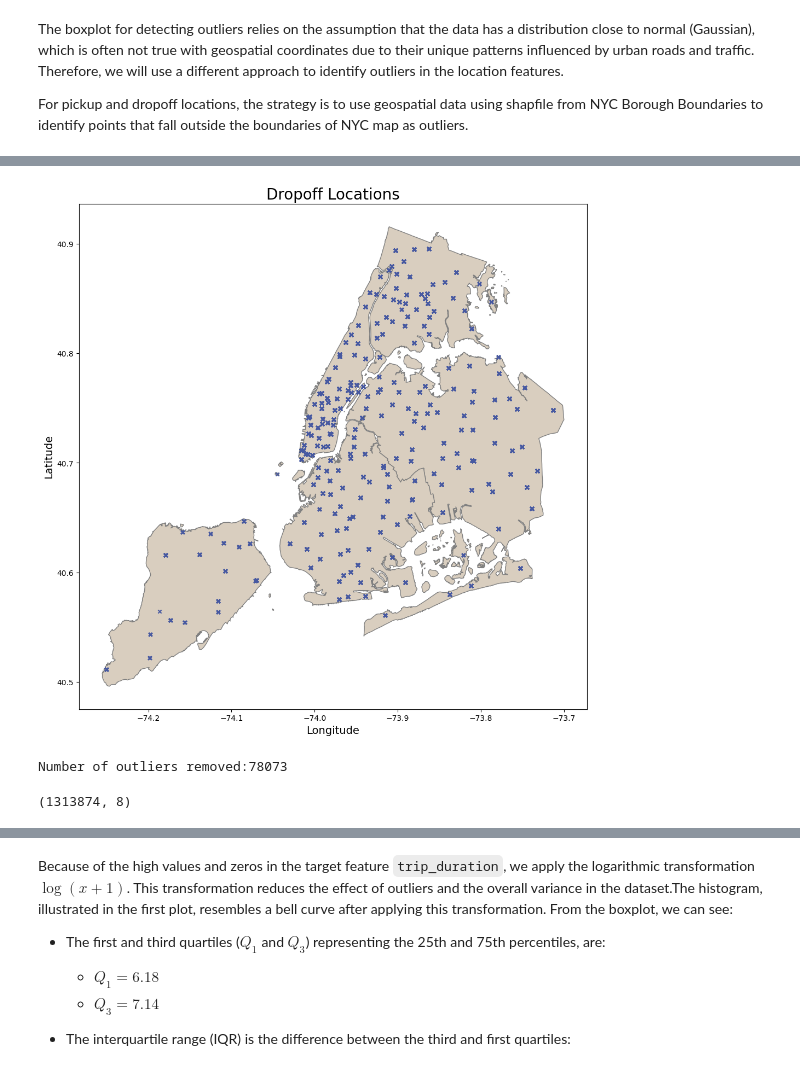
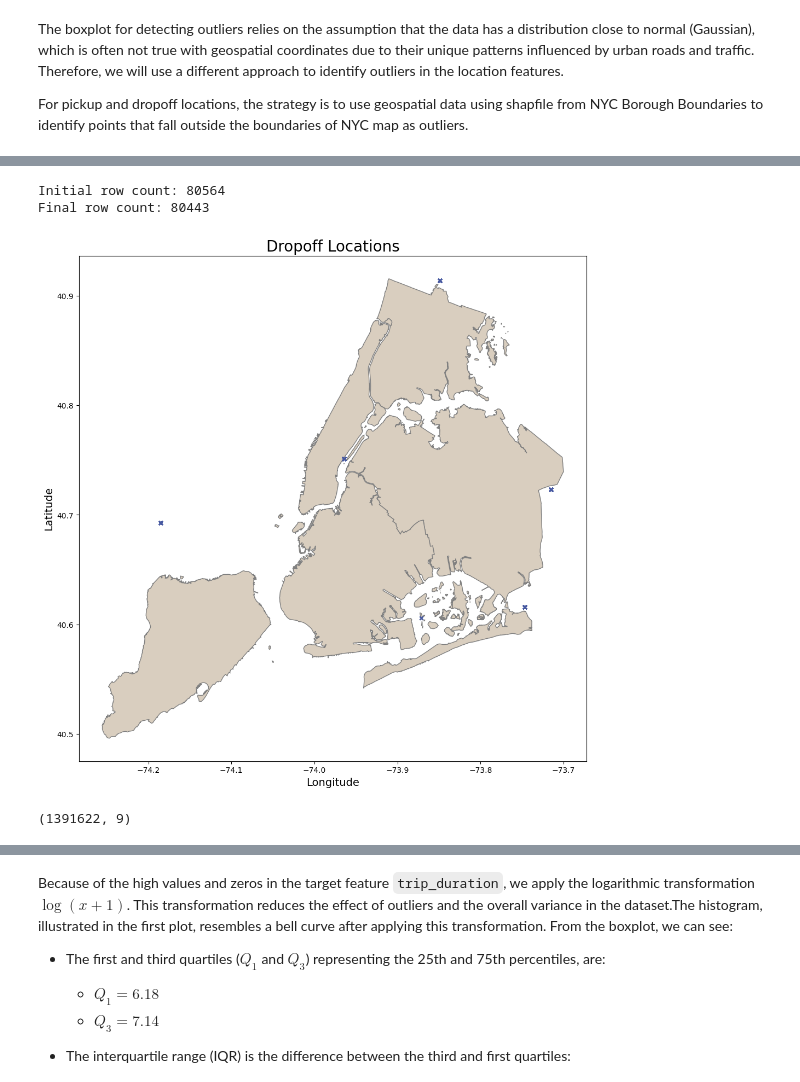
Before and after one commit to marcosbenicio/bayesian-neural-network, a Jupyter notebook: 02-regression/bnn-regression.ipynb, the cells around one changed output, grey strips where cells are left out. Saved outputs shown, nothing was run; the diff lists cells and outputs as text; code cells hidden in the pictures.

```diff
--- a/02-regression/bnn-regression.ipynb
+++ b/02-regression/bnn-regression.ipynb
@@ -223,7 +278,7 @@ For pickup and dropoff locations, the strategy is to use geospatial data using s
 # %%
 df_taxi = pd.read_parquet('data/raw/yellow/taxi_2023_raw.parquet')
 # %%
-def plot_points_map(df, gdf_map, geometry_col, ax, title='', within_map=True,
+def plot_points_map(df, gdf_map, geometry_col, ax, title='', within_map=False,
                     color_map='beige', color_points='black'):
     """
     Plots a map with points from a DataFrame onto a given Axes object.
@@ -280,0 +387,4 @@ Number of outliers removed: 82690
+# %%
+outlier_indices = df_taxi.index.difference(dropoff_within_nyc.index)
+# Create a DataFrame with only the outliers
+df_outliers_dropoff = df_taxi.loc[outlier_indices]
@@ -281,17 +402,38 @@ Number of outliers removed: 82690
+# %%
+# Enhanced function to select rows within a specified rectangular region
+def clip_box(df, lon_min, lon_max, lat_min, lat_max, lon_col, lat_col):
+    # Print the initial count
+    initial_count = len(df)
+    print(f"Initial row count: {initial_count}")
+
+    # Filter rows based on the given longitude and latitude ranges
+    df_filtered = df[(df[lon_col] >= lon_min) & (df[lon_col] <= lon_max) &
+                     (df[lat_col] >= lat_min) & (df[lat_col] <= lat_max)]
+
+    # Print the final count
+    final_count = len(df_filtered)
+    print(f"Final row count: {final_count}")
+
+    return df_filtered
+
+# Apply the enhanced clip_box function
+#df_outliers_dropoff = clip_box(df_outliers_dropoff, -74.5, -73.5, 40, 40.95,
+#                               'dropoff_longitude', 'dropoff_latitude')
+
+# Apply the enhanced clip_box function
+df_outliers_dropoff = clip_box(df_outliers_dropoff, -74, -74.1, 40.68, 40.7,
+                               'dropoff_longitude', 'dropoff_latitude')
+# %% [output]
+Initial row count: 80564
+Final row count: 80443
 # %%
-geometry = gpd.points_from_xy(pickup_within_nyc['dropoff_longitude'],
-                                pickup_within_nyc['dropoff_latitude'])
+geometry = gpd.points_from_xy(df_outliers_dropoff['dropoff_longitude'],
+                                df_outliers_dropoff['dropoff_latitude'])
 
 fig, ax = plt.subplots(figsize=(12, 12))
-pickup_dropoff_within_nyc = plot_points_map(    df = pickup_within_nyc, gdf_map = nyc_boundary,
+df_outliers_dropoff = plot_points_map(    df = df_outliers_dropoff, gdf_map = nyc_boundary,
                                                 geometry_col = geometry, ax = ax, title =  'Dropoff Locations',
-                                                color_map= '#d9cebfff', color_points= '#4759A1'  )
+                                                color_map= '#d9cebfff', color_points= '#4759A1', within_map=False)
 plt.show()
-
-
-
-
-print(f'Number of outliers removed:{len(pickup_within_nyc) - len(pickup_dropoff_within_nyc)}' )
 # %% [output]
-[figure, old version]
+[figure, new version]
-Number of outliers removed:78073
@@ -298,9 +479,8 @@ Number of outliers removed:78073
 # %%
 # update dataset with the removed outliers
-df_taxi = pickup_dropoff_within_nyc.copy()
 display(df_taxi.shape)
 # %% [output]
-(1313874, 8)
+(1391622, 9)
 # %%
 def boxplot_stats(series, whis = 1.5):
     """
```
Also changed, not shown: parts of 24 cells of this notebook.
